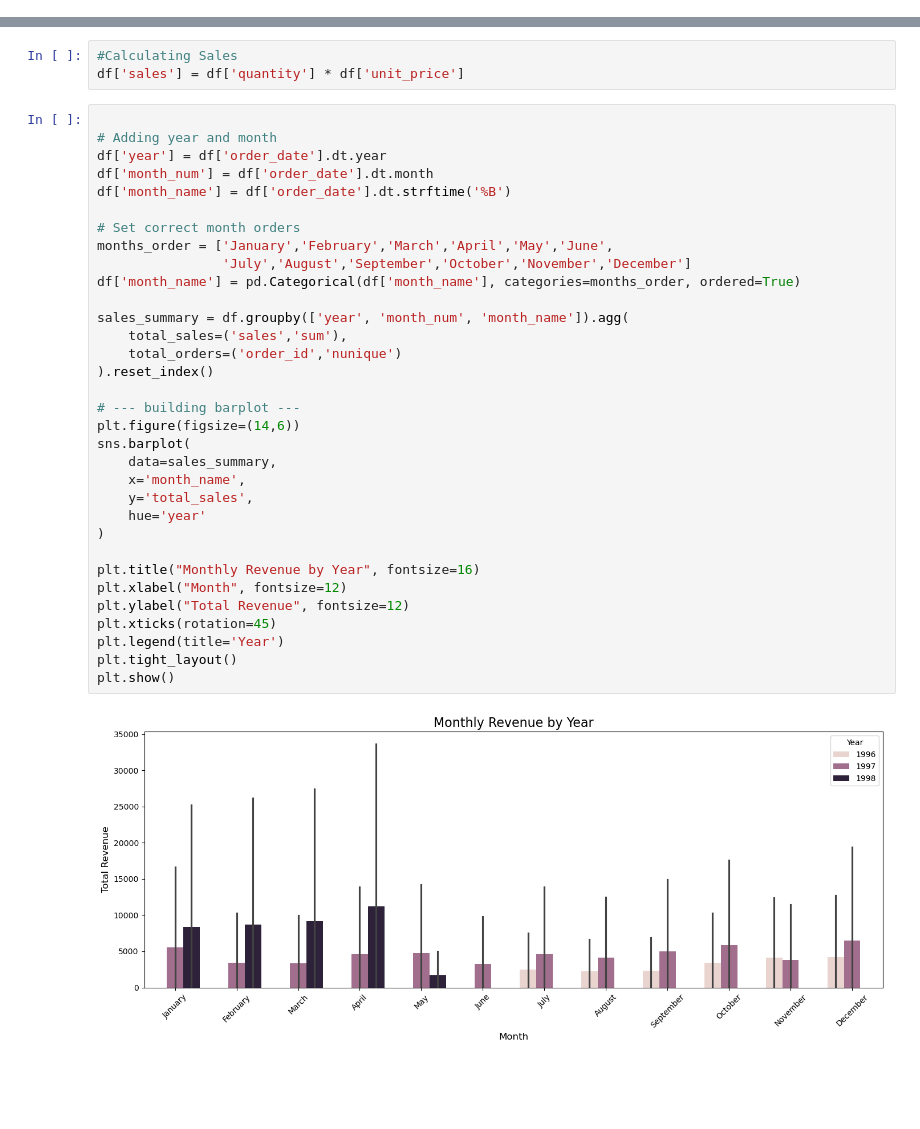
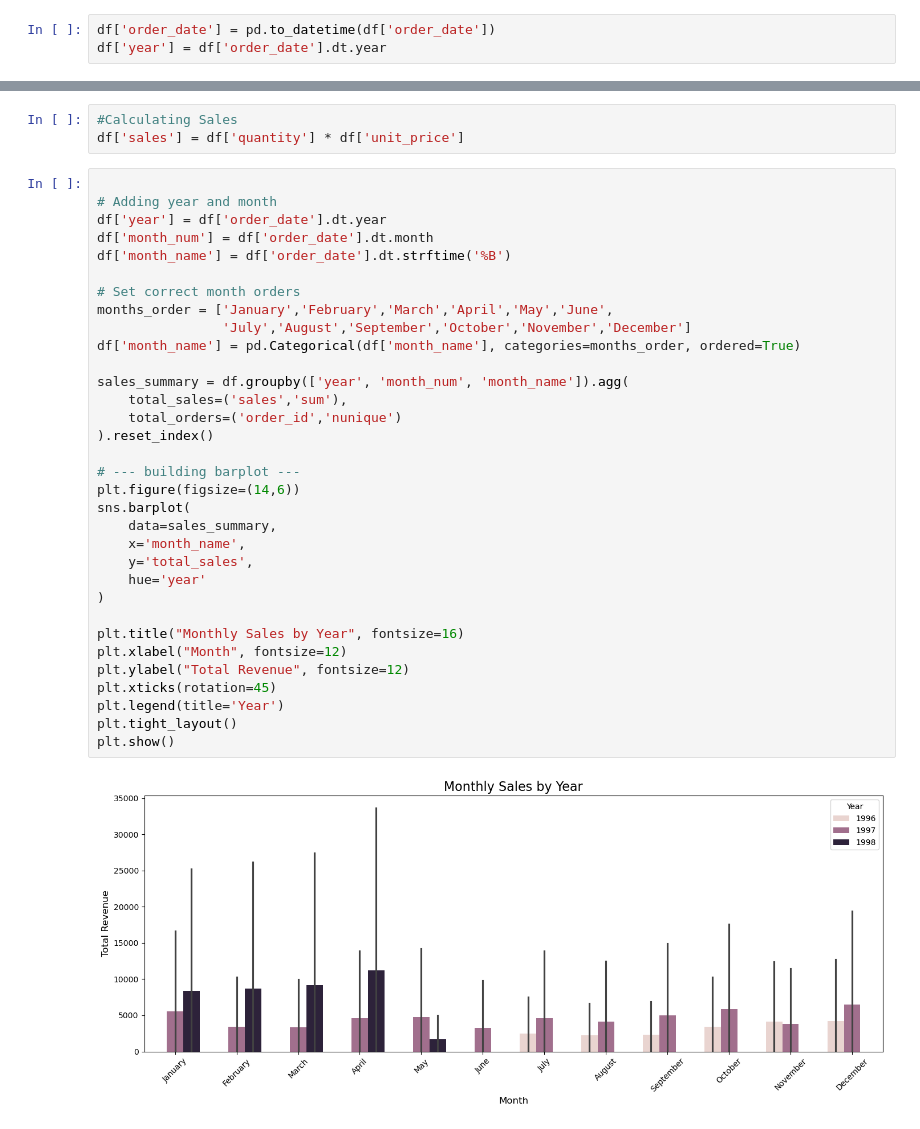
Before and after one commit to AsselPrmanova/adventureworks-sales-analysis, a Jupyter notebook: python/Sales_Analysis_by_Year_and_Month_Based.ipynb, the cells around one changed output, grey strips where cells are left out. Cells and saved outputs as stored; diff of their text form; blank space fills up the shorter version.

```diff
--- a/python/Sales_Analysis_by_Year_and_Month_Based.ipynb
+++ b/python/Sales_Analysis_by_Year_and_Month_Based.ipynb
@@ -39,6 +39,9 @@ order_details.head()
 | 2 | 10248 | 72 | 34.8 | 5 | 0.0 |
 | 3 | 10249 | 14 | 18.6 | 9 | 0.0 |
 | 4 | 10249 | 51 | 42.4 | 40 | 0.0 |
+# %%
+df['order_date'] = pd.to_datetime(df['order_date'])
+df['year'] = df['order_date'].dt.year
 # %%
 #Group Sales as per Year and Calcalating Total Orders
 sales_by_year = df.groupby(['year']).agg(
@@ -60,32 +63,32 @@ df['sales'] = df['quantity'] * df['unit_price']
 df['year'] = df['order_date'].dt.year
 df['month_num'] = df['order_date'].dt.month
 df['month_name'] = df['order_date'].dt.strftime('%B')
 
 # Set correct month orders
 months_order = ['January','February','March','April','May','June',
                 'July','August','September','October','November','December']
 df['month_name'] = pd.Categorical(df['month_name'], categories=months_order, ordered=True)
 
 sales_summary = df.groupby(['year', 'month_num', 'month_name']).agg(
     total_sales=('sales','sum'),
     total_orders=('order_id','nunique')
 ).reset_index()
 
 # --- building barplot ---
 plt.figure(figsize=(14,6))
 sns.barplot(
     data=sales_summary,
     x='month_name',
     y='total_sales',
     hue='year'
 )
 
-plt.title("Monthly Revenue by Year", fontsize=16)
+plt.title("Monthly Sales by Year", fontsize=16)
 plt.xlabel("Month", fontsize=12)
 plt.ylabel("Total Revenue", fontsize=12)
 plt.xticks(rotation=45)
 plt.legend(title='Year')
 plt.tight_layout()
 plt.show()
 # %% [output]
-[figure, old version]
+[figure, new version]
```
Also changed, not shown: 2 other files.
